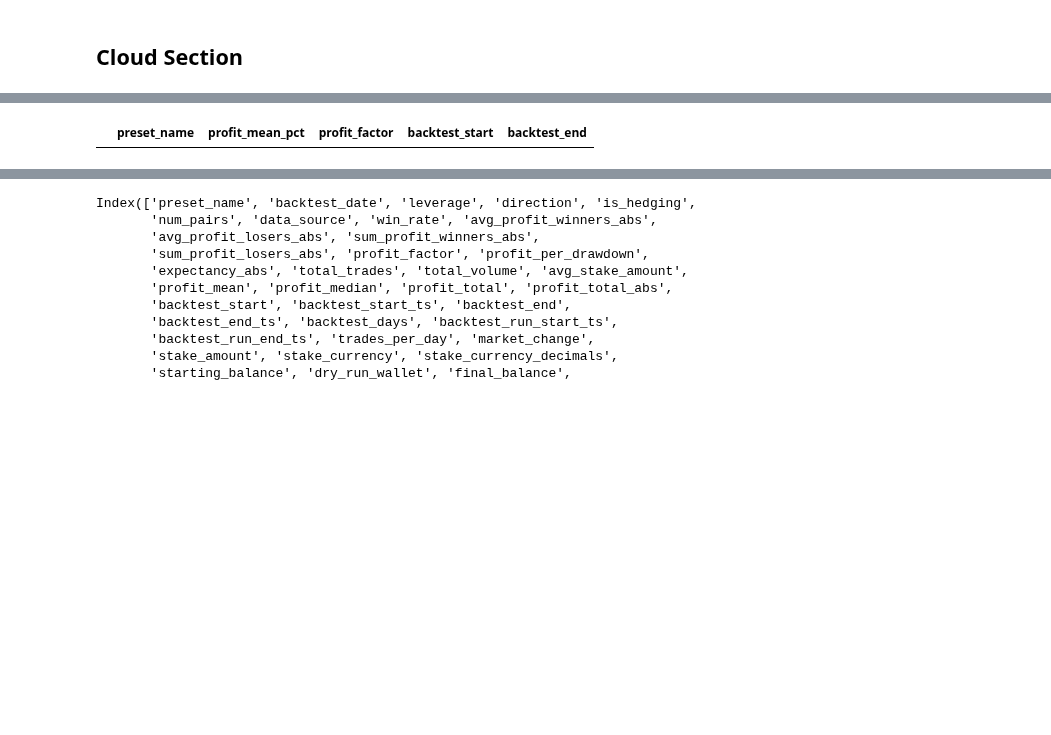
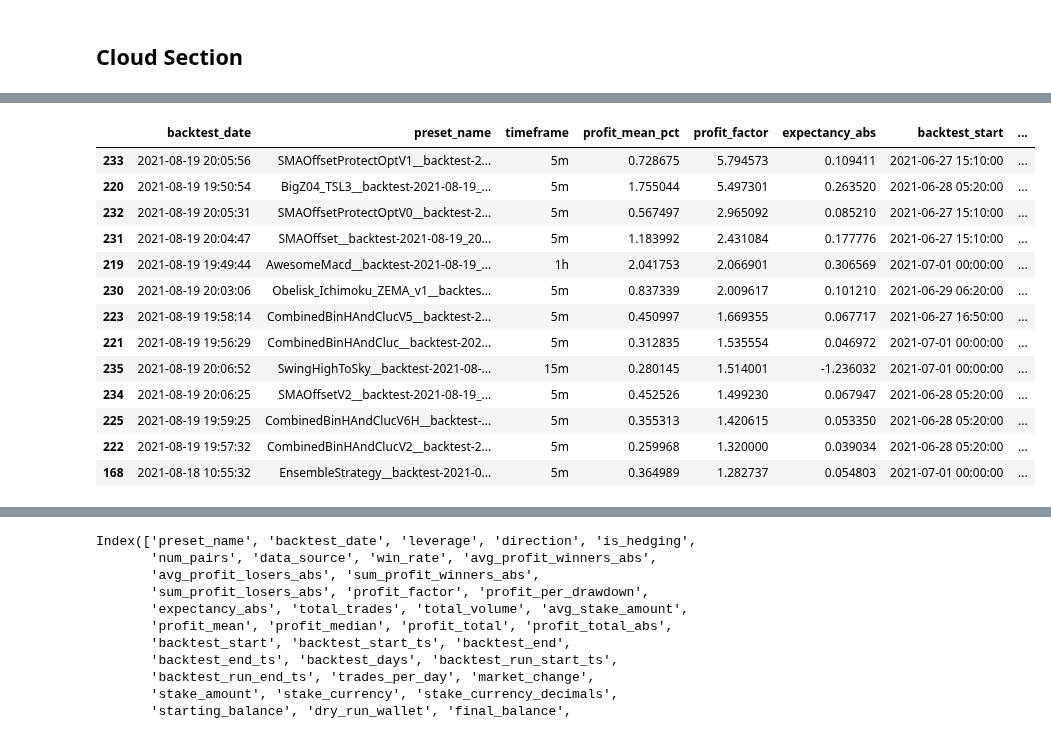
Before and after one commit to webclinic017/superft, a Jupyter notebook: notebooks/Informational.ipynb, the cells around one changed output, grey strips where cells are left out. Cells and saved outputs as stored; diff of their text form; code cells hidden in the pictures; blank space fills up the shorter version.

```diff
--- a/notebooks/Informational.ipynb
+++ b/notebooks/Informational.ipynb
@@ -69,18 +68,35 @@ df_download
 # %%
 # Get top 20 strategies by drawdown, but backtest_end is not older than 7 days. Drop duplicates by profit factor.
 df = df_download.copy().drop_duplicates(subset=["profit_factor"])
 
 df["profit_mean_pct"] = df["profit_mean"] * 100
 df["backtest_start"] = pd.to_datetime(df["backtest_start"])
 df["backtest_end"] = pd.to_datetime(df["backtest_end"])
 
-columns = ["preset_name", "profit_mean_pct", "profit_factor", "backtest_start" ,"backtest_end"]
+columns = [
+    "backtest_date", "preset_name", "timeframe", "profit_mean_pct", "profit_factor",
+    "expectancy_abs", "backtest_start" ,"backtest_end", "stake_amount", "max_open_trades", "holding_avg",
+    "strategy_name",
+]
 
 newer = pd.to_datetime(datetime.today() - timedelta(days=7))
 last_month_btstart = pd.to_datetime(datetime.today() - timedelta(days=63))
 
 df.loc[
     (df["profit_mean_pct"] > 0.25) & (df["backtest_end"] > newer) & (df["backtest_start"] > last_month_btstart),
 columns].sort_values(by=["profit_factor"], ascending=False).head(20)
 # %% [output]
-|  | preset_name | profit_mean_pct | profit_factor | backtest_start | backtest_end |
+|  | backtest_date | preset_name | timeframe | profit_mean_pct | profit_factor | expectancy_abs | backtest_start | ... |
+| 233 | 2021-08-19 20:05:56 | SMAOffsetProtectOptV1__backtest-2... | 5m | 0.728675 | 5.794573 | 0.109411 | 2021-06-27 15:10:00 | ... |
+| 220 | 2021-08-19 19:50:54 | BigZ04_TSL3__backtest-2021-08-19_... | 5m | 1.755044 | 5.497301 | 0.263520 | 2021-06-28 05:20:00 | ... |
+| 232 | 2021-08-19 20:05:31 | SMAOffsetProtectOptV0__backtest-2... | 5m | 0.567497 | 2.965092 | 0.085210 | 2021-06-27 15:10:00 | ... |
+| 231 | 2021-08-19 20:04:47 | SMAOffset__backtest-2021-08-19_20... | 5m | 1.183992 | 2.431084 | 0.177776 | 2021-06-27 15:10:00 | ... |
+| 219 | 2021-08-19 19:49:44 | AwesomeMacd__backtest-2021-08-19_... | 1h | 2.041753 | 2.066901 | 0.306569 | 2021-07-01 00:00:00 | ... |
+| 230 | 2021-08-19 20:03:06 | Obelisk_Ichimoku_ZEMA_v1__backtes... | 5m | 0.837339 | 2.009617 | 0.101210 | 2021-06-29 06:20:00 | ... |
+| 223 | 2021-08-19 19:58:14 | CombinedBinHAndClucV5__backtest-2... | 5m | 0.450997 | 1.669355 | 0.067717 | 2021-06-27 16:50:00 | ... |
+| 221 | 2021-08-19 19:56:29 | CombinedBinHAndCluc__backtest-202... | 5m | 0.312835 | 1.535554 | 0.046972 | 2021-07-01 00:00:00 | ... |
+| 235 | 2021-08-19 20:06:52 | SwingHighToSky__backtest-2021-08-... | 15m | 0.280145 | 1.514001 | -1.236032 | 2021-07-01 00:00:00 | ... |
+| 234 | 2021-08-19 20:06:25 | SMAOffsetV2__backtest-2021-08-19_... | 5m | 0.452526 | 1.499230 | 0.067947 | 2021-06-28 05:20:00 | ... |
+| 225 | 2021-08-19 19:59:25 | CombinedBinHAndClucV6H__backtest-... | 5m | 0.355313 | 1.420615 | 0.053350 | 2021-06-28 05:20:00 | ... |
+| 222 | 2021-08-19 19:57:32 | CombinedBinHAndClucV2__backtest-2... | 5m | 0.259968 | 1.320000 | 0.039034 | 2021-06-28 05:20:00 | ... |
+| 168 | 2021-08-18 10:55:32 | EnsembleStrategy__backtest-2021-0... | 5m | 0.364989 | 1.282737 | 0.054803 | 2021-07-01 00:00:00 | ... |
```
Also changed, not shown: parts of 5 cells of this notebook, 10 other files.
